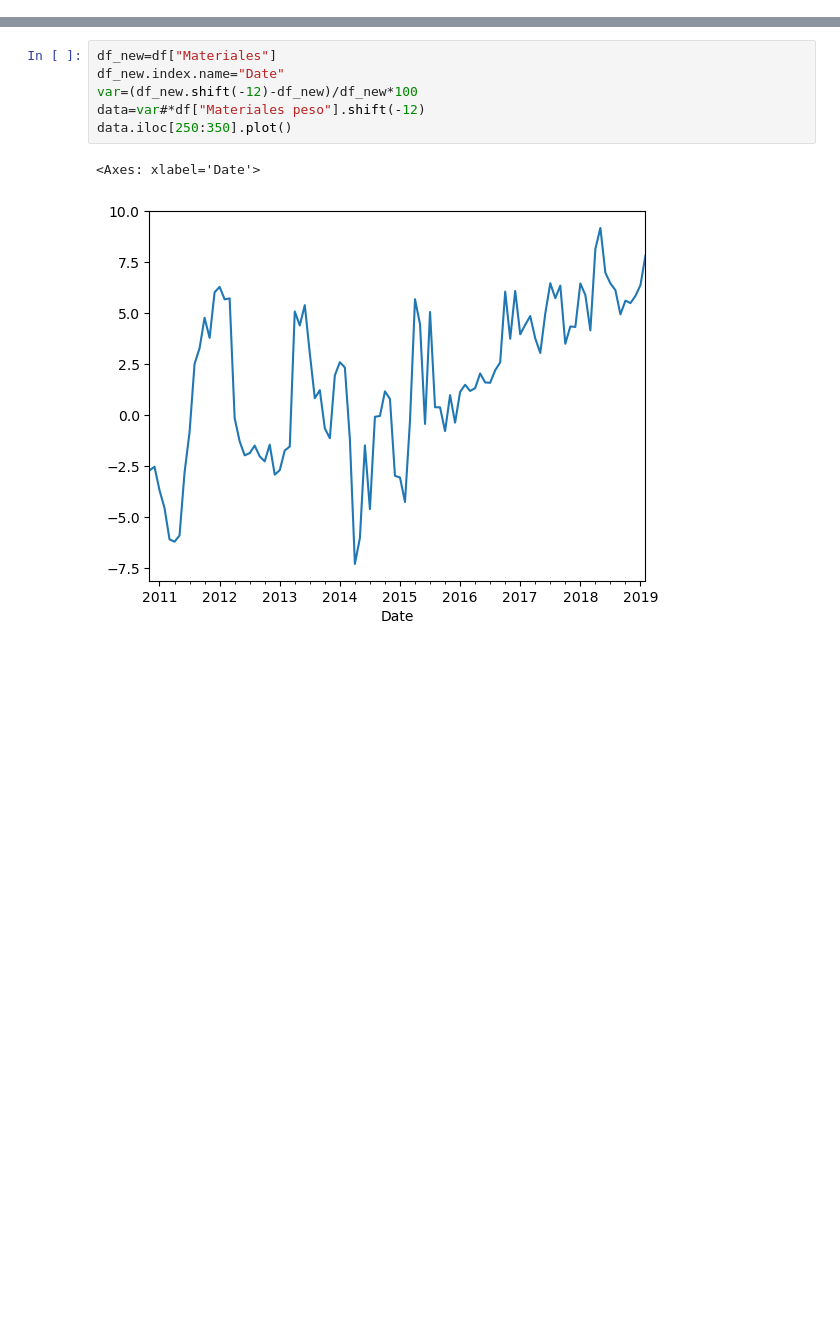
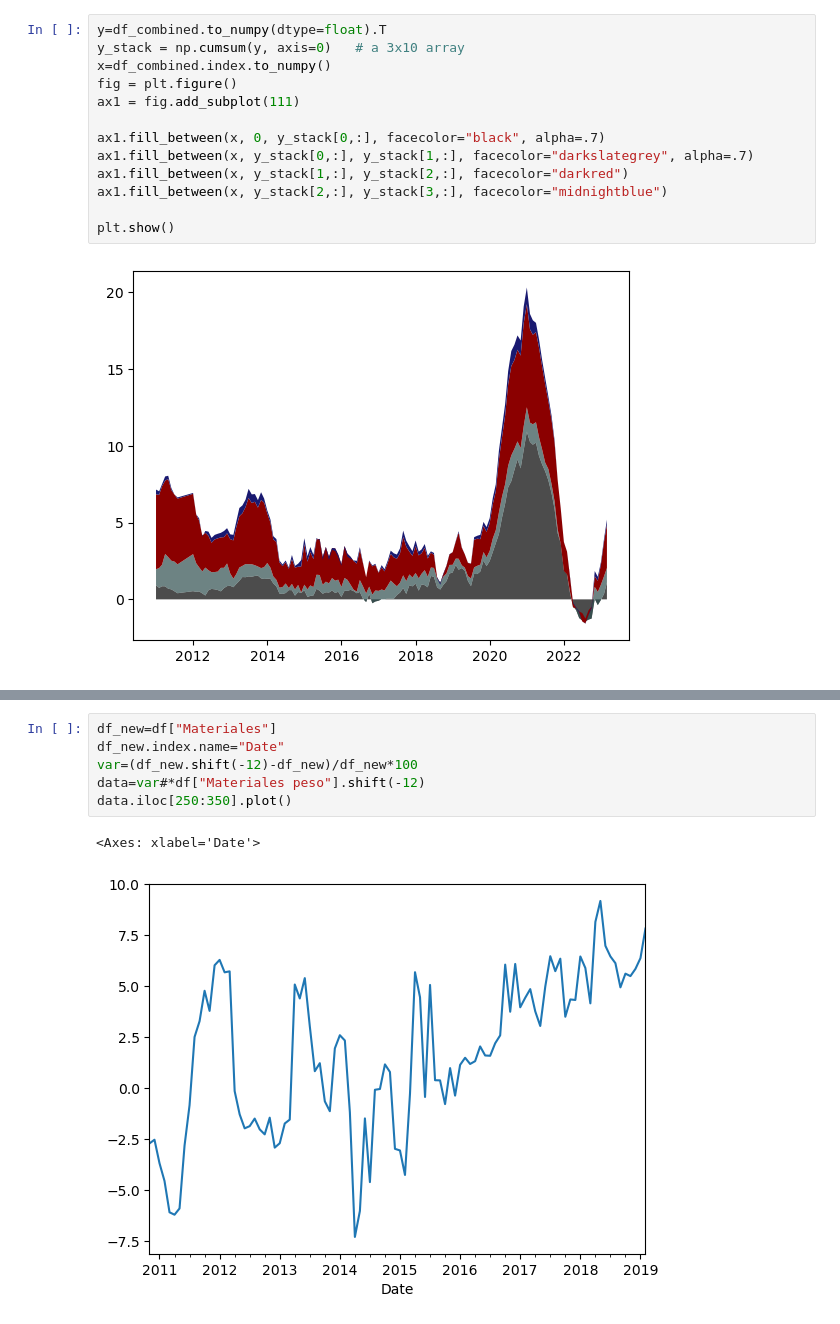
Before and after one commit to atagle123/LV_project, a Jupyter notebook: test.ipynb, the cells around one changed output, grey strips where cells are left out. Cells and saved outputs as stored; diff of their text form; blank space fills up the shorter version.

```diff
--- a/test.ipynb
+++ b/test.ipynb
@@ -9,0 +68,15 @@ import seaborn as sns
+# %%
+y=df_combined.to_numpy(dtype=float).T
+y_stack = np.cumsum(y, axis=0)   # a 3x10 array
+x=df_combined.index.to_numpy()
+fig = plt.figure()
+ax1 = fig.add_subplot(111)
+
+ax1.fill_between(x, 0, y_stack[0,:], facecolor="black", alpha=.7)
+ax1.fill_between(x, y_stack[0,:], y_stack[1,:], facecolor="darkslategrey", alpha=.7)
+ax1.fill_between(x, y_stack[1,:], y_stack[2,:], facecolor="darkred")
+ax1.fill_between(x, y_stack[2,:], y_stack[3,:], facecolor="midnightblue")
+
+plt.show()
+# %% [output]
+[figure, added]
```
Also changed, not shown: parts of 29 cells of this notebook, 4 other files.
